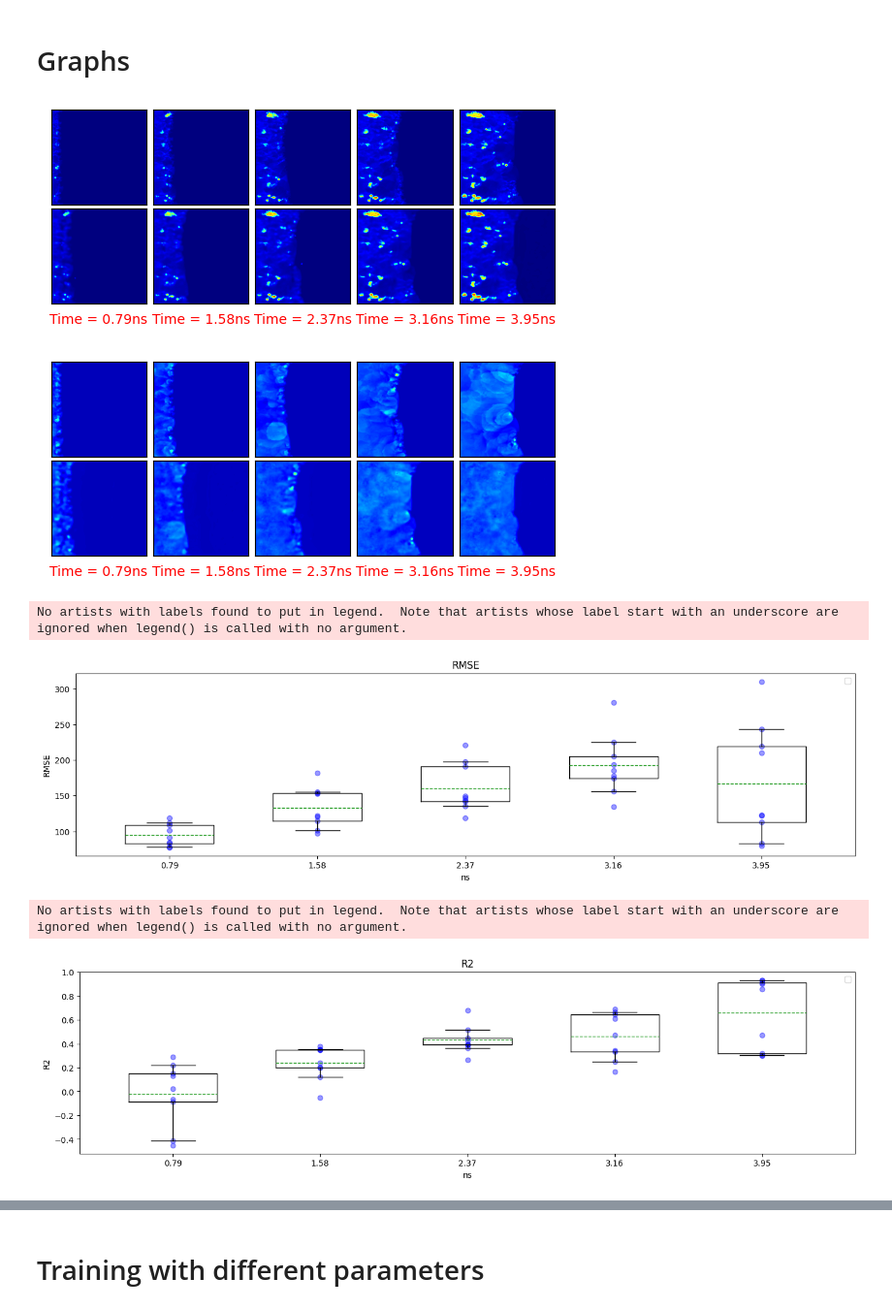
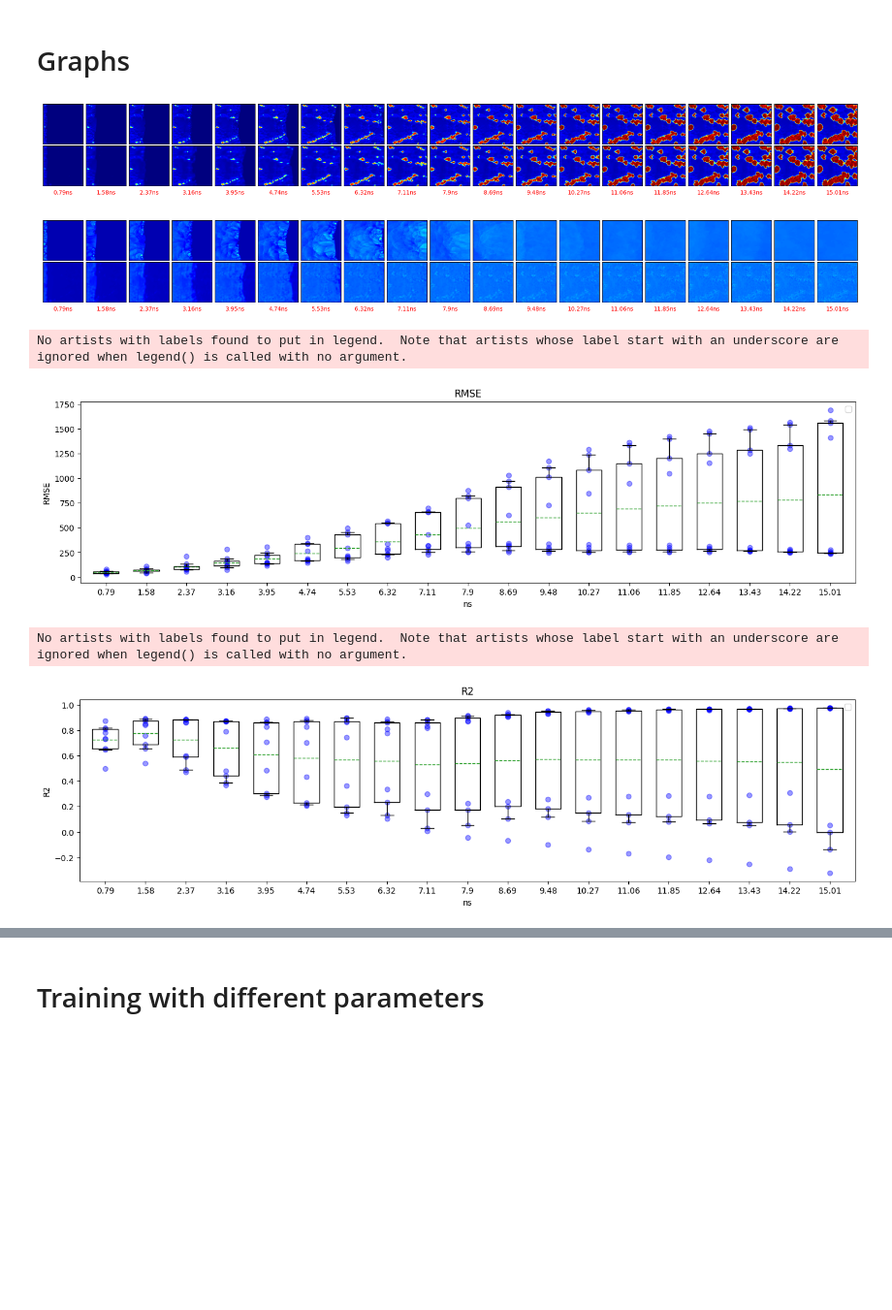
Before and after one commit to baeklab/parc, a Jupyter notebook: demos/modularized.ipynb, the cells around one changed output, grey strips where cells are left out. Shown at 97% size. Cells and saved outputs as stored; diff of their text form; code cells hidden in the pictures; blank space fills up the shorter version.

Commit message:
Finalized current version of modularized PARC for push to main branch

```diff
--- a/demos/modularized.ipynb
+++ b/demos/modularized.ipynb
@@ -49,10 +50,10 @@ data_in, total_output, initial_vals, normalizing_constants = IO.parse_data(data_
 # %% [output]
 KeyboardInterrupt:
 # %%
-total_output = np.load("../parc_data/output_data_shorter_time.npy")
-data_in = np.load("../parc_data/input_data_shorter_time.npy")
-initial_vals = np.load("../parc_data/initial_vals_shorter_time.npy")
-normalizing_constants = np.load("../parc_data/normalizing_constants_shorter_time.npy",allow_pickle=True)
+total_output = np.load("../parc_data/output_data.npy")
+data_in = np.load("../parc_data/input_data.npy")
+initial_vals = np.load("../parc_data/initial_vals.npy")
+normalizing_constants = np.load("../parc_data/normalizing_constants.npy",allow_pickle=True)
 # %%
 # split data set
 X_train, y_train, X_train_init, X_val, y_val, X_val_init, test_X, test_Y, test_X_init = IO.split_data(data_in,total_output,initial_vals,splits=[0.6, 0.2, 0.2])
@@ -86,11 +87,11 @@ y_val = IO.reshape_old(y_val)
 test_Y = IO.reshape_old(test_Y)
 
 #train the model using training set, skip this part if already trained
-history = parc_model.fit(
-    x=[X_train, X_train_init],
-    y=[y_train[:, :, :, :(time_steps*n_fields)], y_train[:, :, :, (time_steps*n_fields):]],
-    validation_data=([X_val, X_val_init], [y_val[:, :, :, :(time_steps*2)], y_val[:, :, :, (time_steps*2):]]),
-    batch_size=1,
-    epochs=500,
-)
+#history = parc_model.fit(
+#    x=[X_train, X_train_init],
+#    y=[y_train[:, :, :, :(time_steps*n_fields)], y_train[:, :, :, (time_steps*n_fields):]],
+#    validation_data=([X_val, X_val_init], [y_val[:, :, :, :(time_steps*2)], y_val[:, :, :, (time_steps*2):]]),
+#    batch_size=1,
+#    epochs=500,
+#)
 # %% [output]
@@ -105,7 +106,7 @@ Reformatted data shape:  (9, 240, 240, 20)
 #parc_model.save_weights("../parc_data/PARC_trained_data.h5")
 
 #load trained model weights
-parc_model.load_weights("../parc_data/PARC_trained_data.h5")
+parc_model.load_weights("../parc_data/preTrain.h5")
 # %% [markdown]
 # Prediction
 # %%
@@ -116,5 +117,5 @@ pred = parc_model.predict([test_X,test_X_init])
 # %%
 #reshape to match new data format
 test_Y = IO.reshape_new(test_Y)
-pred = IO.reshape_new(pred[0],2)
+pred = IO.reshape_new(pred[0],2,2)
 # %% [output]
@@ -168,19 +152,19 @@ temp loss:  tf.Tensor(
 # Graphs
 # %%
 #create plots for data
-graphs.visualize_inference(Temp_gt,Temp_pred,t_idx,2,norm_T_min,norm_T_max)
-graphs.visualize_inference(Pres_gt,Pres_pred,t_idx,2,norm_P_min,norm_P_max)
+graphs.visualize_inference(Temp_gt,Temp_pred,t_idx,0,norm_T_min,norm_T_max)
+graphs.visualize_inference(Pres_gt,Pres_pred,t_idx,0,norm_P_min,norm_P_max)
 graphs.plot_rmse(rmse,t_idx)
 graphs.plot_r2(r2,t_idx)
-graphs.plot_hotspot_area(Temp_gt,Temp_pred,t_idx)
-graphs.plot_hotspot_area_dot(Temp_gt,Temp_pred,t_idx,del_t)
-graphs.plot_hotspot_temperature(Temp_gt,Temp_pred,t_idx)
-graphs.plot_hotspot_temp_dot(Temp_gt,Temp_pred,t_idx,del_t)
+graphs.plot_hotspot_area(Temp_gt,Temp_pred,t_idx,threshold)
+graphs.plot_hotspot_area_dot(Temp_gt,Temp_pred,t_idx,threshold)
+graphs.plot_hotspot_temperature(Temp_gt,Temp_pred,t_idx,threshold)
+graphs.plot_hotspot_temp_dot(Temp_gt,Temp_pred,t_idx,threshold)
 graphs.plot_saliency(Temp_pred,0,2)
 # %% [output]
-[figure, old version]
+[figure, new version]
-[figure, old version]
+[figure, new version]
 No artists with labels found to put in legend.  Note that artists whose label start with an underscore are ignored when legend() is called with no argument.
-[figure, old version]
+[figure, new version]
 No artists with labels found to put in legend.  Note that artists whose label start with an underscore are ignored when legend() is called with no argument.
-[figure, old version]
+[figure, new version]
```
Also changed, not shown: parts of 8 cells of this notebook, 3 other files.
